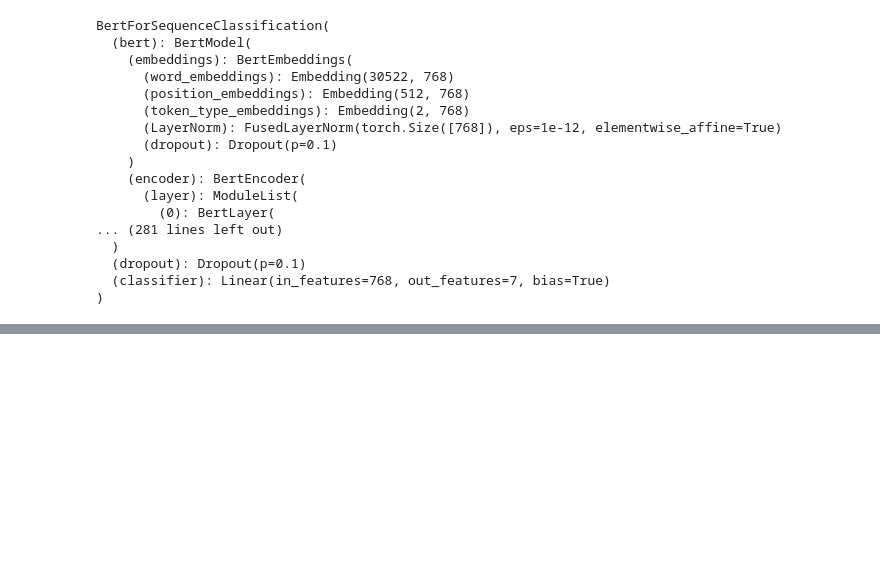
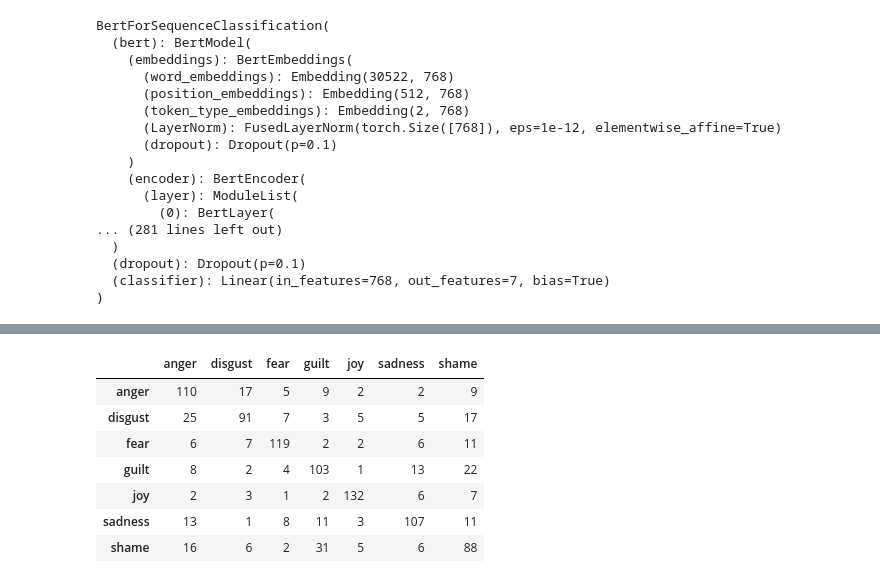
Before and after one commit to nakamura41/emotion_detection_notebooks, a Jupyter notebook: ISEAR_Emotion_Analysis_BERT_PyTorch.ipynb, the cells around one changed output, grey strips where cells are left out. Drawn from its saved outputs; the diff is of its cells as text; code cells hidden in the pictures; blank space fills up the shorter version.

```diff
--- a/ISEAR_Emotion_Analysis_BERT_PyTorch.ipynb
+++ b/ISEAR_Emotion_Analysis_BERT_PyTorch.ipynb
@@ -154,6 +154,9 @@ class ISEARDataset(object):
 
     def get_label_map(self):
         return {label : i for i, label in enumerate(self.get_labels())}
+
+    def len(self):
+        return len(self.data.index)
 
     def __init__(self, n_items=0):
         data = pd.read_csv(self.FILENAME)
@@ -569,16 +572,15 @@ train_sampler
 logger.info("num_train_epochs = {}".format(num_train_epochs))
 # %% [output]
 01/25/2019 10:01:36 - INFO - __main__ -   num_train_epochs = 3.0
+# %%
+def calc_accuracy(preds, labels):
+    return np.sum(preds == labels)
+
+def warmup_linear(x, warmup=0.002):
+    if x < warmup:
+        return x/warmup
+    return 1.0 - x
 # %%
-def accuracy(out, labels):
-    outputs = np.argmax(out, axis=1)
-    return np.sum(outputs == labels)
-
-def warmup_linear(x, warmup=0.002):
-    if x < warmup:
-        return x/warmup
-    return 1.0 - x
-
 model.train()
 for _ in trange(int(num_train_epochs), desc="Epoch"):
     tr_loss = 0
@@ -608,6 +610,8 @@ for _ in trange(int(num_train_epochs), desc="Epoch"):
             optimizer.step()
             optimizer.zero_grad()
             global_step += 1
+
+train_loss = tr_loss/nb_tr_steps if do_train else None
 # %% [output]
 HBox(children=(IntProgress(value=0, description='Iteration', max=135, style=ProgressStyle(description_width='i…
 Grad overflow on iteration 0
@@ -797,0 +744,3 @@ HBox(children=(IntProgress(value=0, description='Evaluating', max=288, style=Pro
+# %%
+eval_result = evaluate('eval', eval_features, eval_batch_size)
+eval_loss, eval_accuracy, eval_pred_label_ids, eval_actual_label_ids = eval_result
@@ -797,0 +756,19 @@ HBox(children=(IntProgress(value=0, description='Evaluating', max=288, style=Pro
+# %%
+from sklearn.metrics import confusion_matrix, precision_recall_fscore_support, accuracy_score
+
+cf_matrix = confusion_matrix(eval_actual_label_ids, eval_pred_label_ids)
+
+df_cm = pd.DataFrame(
+    cf_matrix, index=dataset.get_labels(), columns=dataset.get_labels(),
+)
+
+df_cm
+# %% [output]
+|  | anger | disgust | fear | guilt | joy | sadness | shame |
+| anger | 110 | 17 | 5 | 9 | 2 | 2 | 9 |
+| disgust | 25 | 91 | 7 | 3 | 5 | 5 | 17 |
+| fear | 6 | 7 | 119 | 2 | 2 | 6 | 11 |
+| guilt | 8 | 2 | 4 | 103 | 1 | 13 | 22 |
+| joy | 2 | 3 | 1 | 2 | 132 | 6 | 7 |
+| sadness | 13 | 1 | 8 | 11 | 3 | 107 | 11 |
+| shame | 16 | 6 | 2 | 31 | 5 | 6 | 88 |
```
Also changed, not shown: parts of 15 cells of this notebook.
